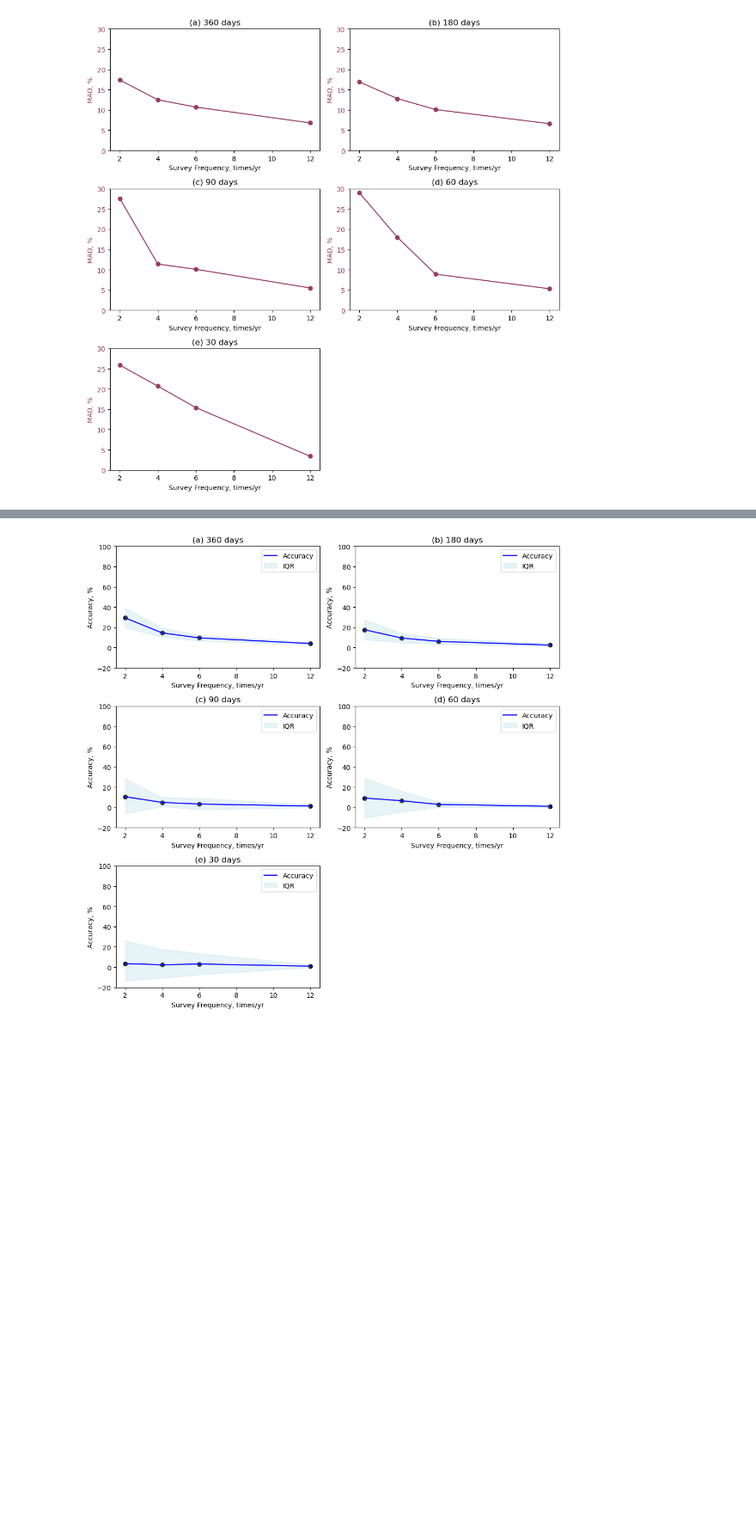
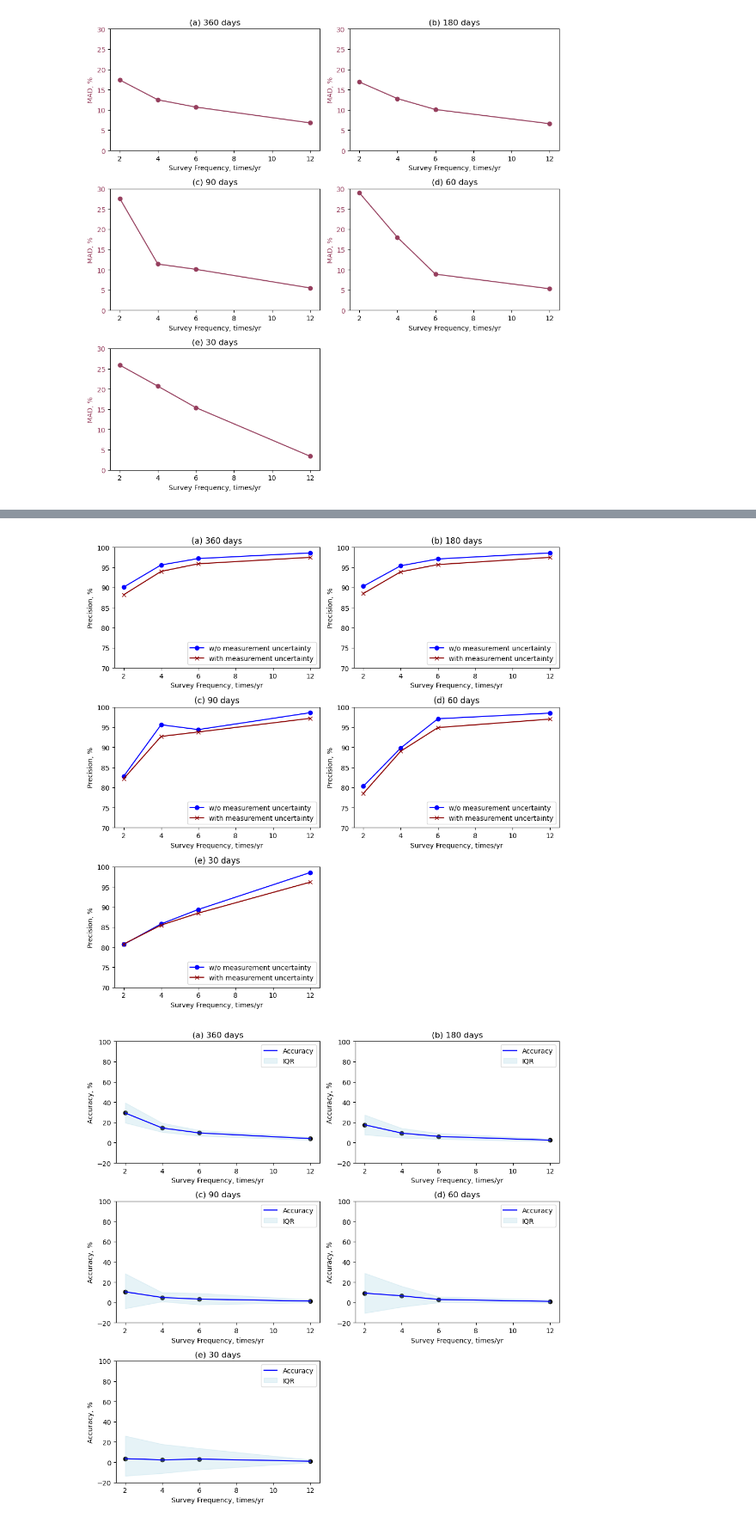
Before and after one commit to HJJJJX/Figure-Plotting, a Jupyter notebook: Uncertainty_paper_plot.ipynb, the cells around one changed output, grey strips where cells are left out. Shown at 86% size. Cells and saved outputs as stored; diff of their text form; code cells hidden in the pictures; blank space fills up the shorter version.

```diff
--- a/Uncertainty_paper_plot.ipynb
+++ b/Uncertainty_paper_plot.ipynb
@@ -683,3 +739,59 @@ plt.show()
+# %%
+import matplotlib.pyplot as plt
+import numpy as np
+
+# Sample data for scatter plots
+x_values = [[2, 4, 6, 12], [2, 4, 6, 12], [2, 4, 6, 12], [2, 4, 6, 12], [2, 4, 6, 12]]
+y_values_secondary = [
+    [9.9, 4.4, 2.8, 1.4],
+    [9.7, 4.6, 2.9, 1.4],
+    [17.2, 4.4, 5.6, 1.4],
+    [19.7, 10.2, 2.9, 1.5],
+    [19.3, 14.2, 10.6, 1.4],
+]
+
+y_mea = [
+    [11.8, 6.0, 4.1, 2.5],
+    [11.5, 6.1, 4.3, 2.5],
+    [17.8, 7.3, 6.2, 2.8],
+    [21.5, 11.0, 5.1, 3.0],
+    [19.2, 14.5, 11.5, 3.8],
+]
+
+# Create subplots
+fig, axs = plt.subplots(3, 2, figsize=(10, 10))
+
+# Titles for each subplot
+titles = ["(a) 360 days", "(b) 180 days", "(c) 90 days", "(d) 60 days", "(e) 30 days"]
+
+# Define common y-axis limits
+ylim_min = 70
+ylim_max = 100  # Adjust according to your data
+
+# Plot data for each subplot
+for j in range(3):
+    for k in range(2):
+        idx = j * 2 + k
+        if idx == 5:  # Skip the 6th subplot
+            continue
+        ax = axs[j, k]
+        ax.plot(x_values[idx], 100 - np.array(y_values_secondary[idx]), color="blue", marker='o',label = 'w/o measurement uncertainty')  # Changed to plot
+        ax.plot(x_values[idx], 100 - np.array(y_mea[idx]), color="darkred", marker='x', label = 'with measurement uncertainty')
+        ax.set_xlabel("Survey Frequency, times/yr")
+        ax.set_ylabel("Precision, %")
+        ax.tick_params(axis="y")
+        ax.set_ylim(ylim_min, ylim_max)
+        ax.set_title(titles[idx])
+        ax.legend(loc = 'lower right')
+
+# Hide the empty subplot
+fig.delaxes(axs[2, 1])
+
+plt.tight_layout()
+# plt.savefig('Non_Repair_Scenarios_Precision.png')
+plt.show()
+# %% [output]
+[figure, added]
 # %%
 #Non_Repair Scenarios
 
```
Also changed, not shown: parts of 2 cells of this notebook.
